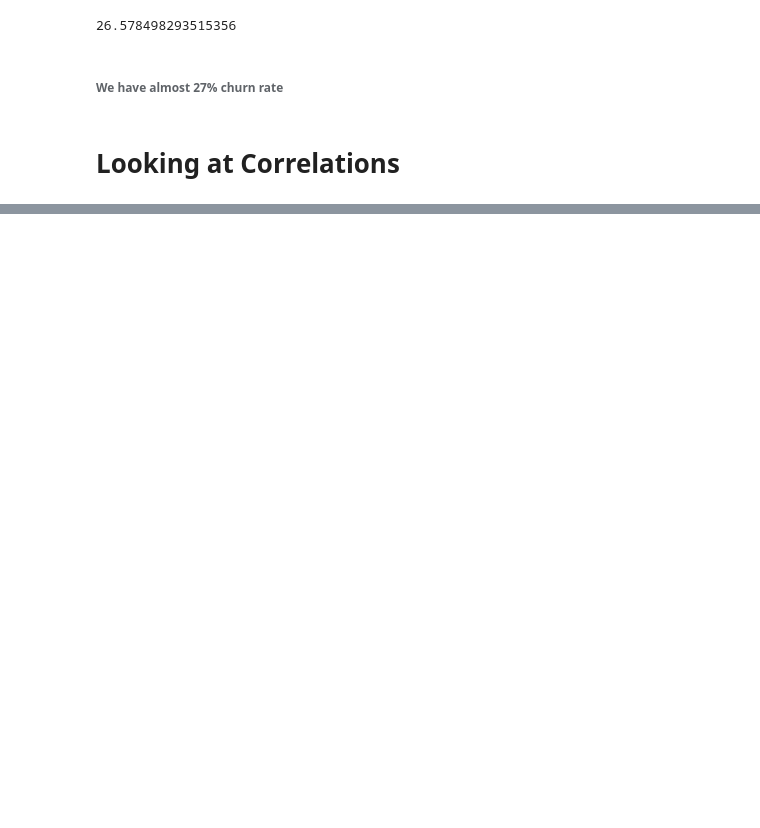
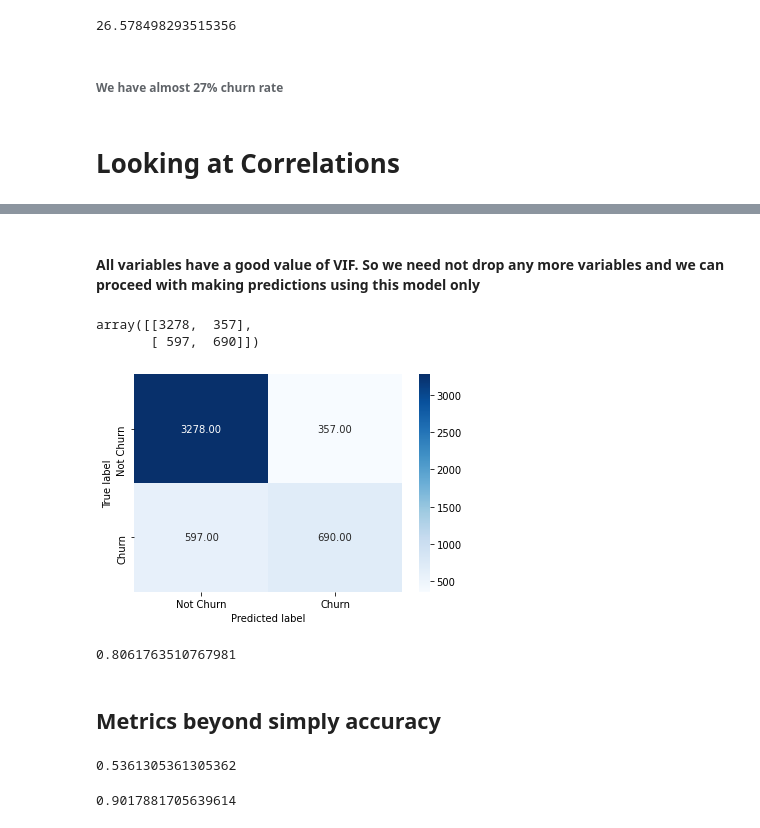
Before and after one commit to ml-nest/passion_projects, a Jupyter notebook: Customer-Churn-Telecom/final.ipynb, the cells around one changed output, grey strips where cells are left out. Drawn from its saved outputs; the diff is of its cells as text; code cells hidden in the pictures; blank space fills up the shorter version.

```diff
--- a/Customer-Churn-Telecom/final.ipynb
+++ b/Customer-Churn-Telecom/final.ipynb
@@ -455,0 +816,4 @@ operable program or batch file.
+# %%
+# Let's drop TotalCharges since it has a high VIF
+col = col.drop('TotalCharges')
+col
@@ -455,0 +827,6 @@ operable program or batch file.
+# %%
+# Let's re-run the model using the selected variables
+X_train_sm = sm.add_constant(X_train[col])
+logm4 = sm.GLM(y_train,X_train_sm, family = sm.families.Binomial())
+res = logm4.fit()
+res.summary()
@@ -455,0 +859,3 @@ operable program or batch file.
+# %%
+y_train_pred = res.predict(X_train_sm).values.reshape(-1)
+y_train_pred[:10]
@@ -455,0 +865,5 @@ operable program or batch file.
+# %%
+y_train_pred_final['Churn_Prob'] = y_train_pred
+# Creating new column 'predicted' with 1 if Churn_Prob > 0.5 else 0
+y_train_pred_final['predicted'] = y_train_pred_final.Churn_Prob.map(lambda x: 1 if x > 0.5 else 0)
+y_train_pred_final.head()
@@ -455,0 +907,9 @@ operable program or batch file.
+# %% [markdown]
+#### All variables have a good value of VIF. So we need not drop any more variables and we can proceed with making predictions using this model only
+# %%
+# Let's take a look at the confusion matrix again
+confusion = metrics.confusion_matrix(y_train_pred_final.Churn, y_train_pred_final.predicted )
+confusion
+# %% [output]
+array([[3278,  357],
+       [ 597,  690]])
@@ -455,0 +925,22 @@ operable program or batch file.
+# %%
+def draw_cm( actual, predicted ):
+    ## Cret
+    cm = metrics.confusion_matrix( actual, predicted, [0,1] )
+    sn.heatmap(cm, annot=True, fmt='.2f', cmap="Blues",
+    xticklabels = ["Not Churn", "Churn"] ,
+    yticklabels = ["Not Churn", "Churn"] )
+    plt.ylabel('True label')
+    plt.xlabel('Predicted label')
+    plt.show()
+
+#Invoking the function
+draw_cm( y_train_pred_final.Churn, y_train_pred_final.predicted  )
+# %% [output]
+[figure, added]
+# %%
+# Let's check the overall accuracy.
+metrics.accuracy_score(y_train_pred_final.Churn, y_train_pred_final.predicted)
+# %% [output]
+0.8061763510767981
+# %% [markdown]
+## Metrics beyond simply accuracy
@@ -455,0 +952,10 @@ operable program or batch file.
+# %%
+# Let's see the sensitivity of our logistic regression model
+TP / float(TP+FN)
+# %% [output]
+0.5361305361305362
+# %%
+# Let us calculate specificity
+TN / float(TN+FP)
+# %% [output]
+0.9017881705639614
```
Also changed, not shown: parts of 134 cells of this notebook.
